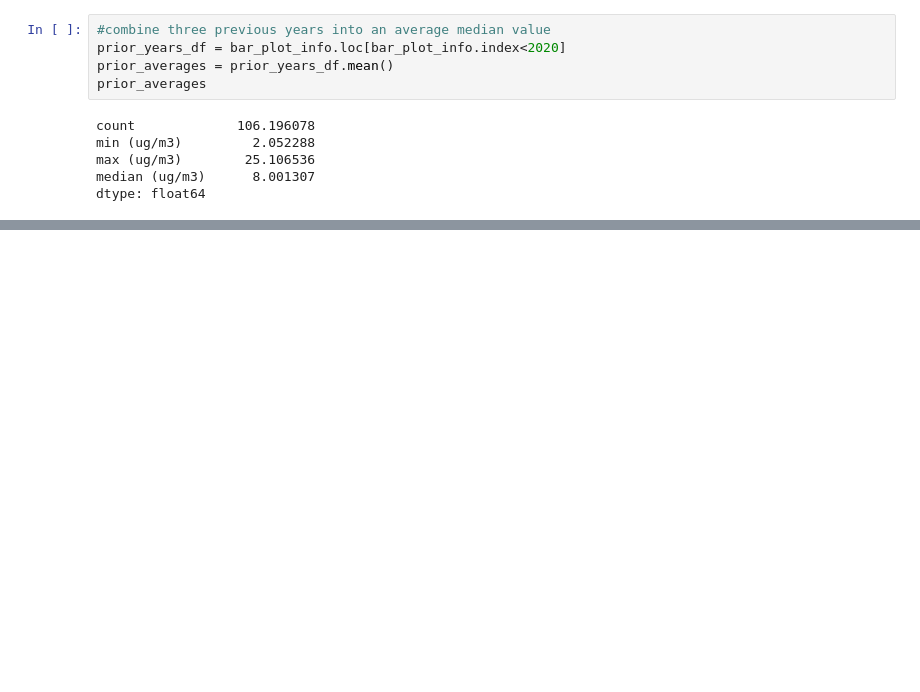
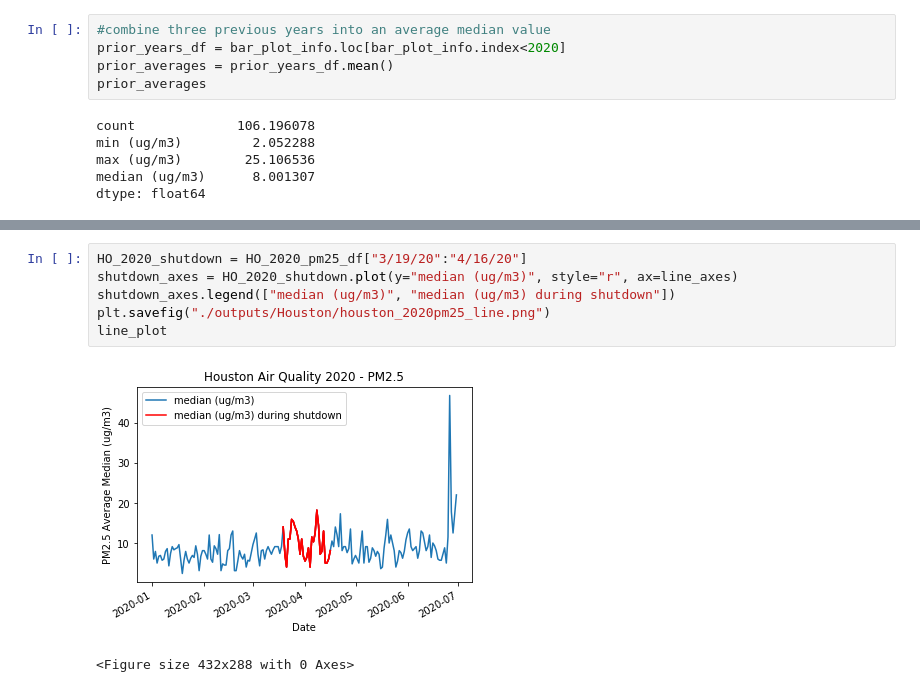
Before and after one commit to markwsutton/AirQualityProject, a Jupyter notebook: AQI Analysis - Houston.ipynb, the cells around one changed output, grey strips where cells are left out. Drawn from its saved outputs; the diff is of its cells as text; blank space fills up the shorter version.

```diff
--- a/AQI Analysis - Houston.ipynb
+++ b/AQI Analysis - Houston.ipynb
@@ -190,0 +206,9 @@ plt.savefig("./outputs/houston_3yearMedianchange.png")
+# %%
+HO_2020_shutdown = HO_2020_pm25_df["3/19/20":"4/16/20"]
+shutdown_axes = HO_2020_shutdown.plot(y="median (ug/m3)", style="r", ax=line_axes)
+shutdown_axes.legend(["median (ug/m3)", "median (ug/m3) during shutdown"])
+plt.savefig("./outputs/Houston/houston_2020pm25_line.png")
+line_plot
+# %% [output]
+[figure, added]
+<Figure size 432x288 with 0 Axes>
```
Also changed, not shown: parts of 10 cells of this notebook, 1 other file.
